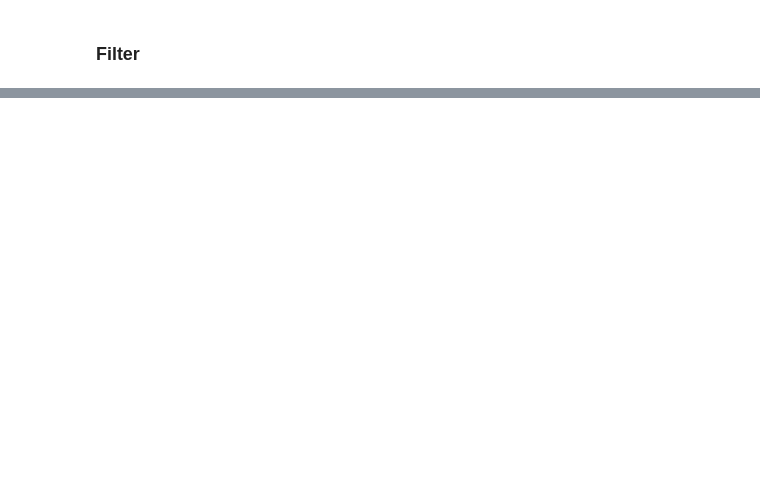
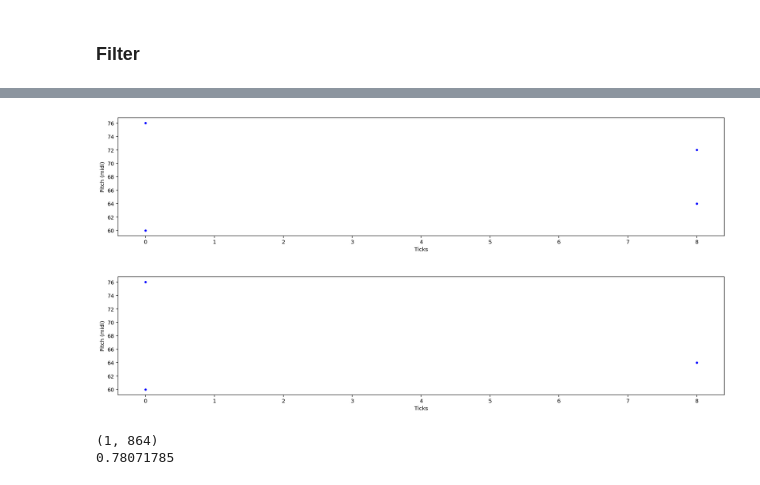
Before and after one commit to pigatron-industries/xen_machinelearning, a Jupyter notebook: python/train_autoencoder.ipynb, the cells around one changed output, grey strips where cells are left out. Drawn from its saved outputs; the diff is of its cells as text; code cells hidden in the pictures; blank space fills up the shorter version.

```diff
--- a/python/train_autoencoder.ipynb
+++ b/python/train_autoencoder.ipynb
@@ -10,11 +10,11 @@ from music21 import converter, pitch, interval, instrument, note, stream
 from matplotlib import pyplot as plt
 
 from xen.visualise import plotPart, plotSequence
-from xen.data import SequenceDataSet
+from xen.data.songdata import SongDataSet
 
-data_dir = "../../../ml_data/mutopia_guitar/"
+data_dir = "../../../ml_data/music/mutopia_guitar/"
 
-dataset = SequenceDataSet()
+dataset = SongDataSet()
 dataset.loadMidiDir(data_dir)
 
 print(f'Loaded {len(dataset.songs)} Songs')
@@ -53,8 +63,8 @@ print(flatTrainInput.shape)
 # %%
 import tensorflow as tf
 
-inputShape = inputShape
-latentShape = (2)
+inputShape = (dataset.compressedSequences.shape[1])
+latentShape = (20)
 
 # encoder model
 encoderInput = tf.keras.layers.Input(shape = inputShape)
@@ -70,6 +80,6 @@ decoder = tf.keras.Model(decoderInput, decoderOutput)
 autoencoder = tf.keras.Model(encoderInput, decoder(encoderOutput))
 # %%
 
-autoencoder.compile(loss = 'binary_crossentropy', optimizer='rmsprop')
+autoencoder.compile(loss = 'binary_crossentropy', optimizer=tf.keras.optimizers.Adam(learning_rate=0.001))
 
-autoencoder.fit(flatTrainInput, flatTrainInput, epochs = 50)
+autoencoder.fit(dataset.compressedSequences, dataset.compressedSequences, epochs = 1000)
@@ -84,0 +105,16 @@ print(output)
+# %%
+input = np.array([dataset.compressedSequences[0]])
+
+output = autoencoder.predict(input)
+
+plotSequence(dataset.sequenceCompressor.decompress(dataset.compressedSequences[0]))
+plotSequence(dataset.sequenceCompressor.decompress(output[0]))
+
+print(output.shape)
+
+maxout = 0
+for out in output[0]:
+    maxout = max(maxout, out)
+
+print(maxout)
+# %% [output]
@@ -84,0 +122,4 @@ print(output)
+[figure, added]
+[figure, added]
+(1, 864)
+0.78071785
```
Also changed, not shown: parts of 6 cells of this notebook, 7 other files.
